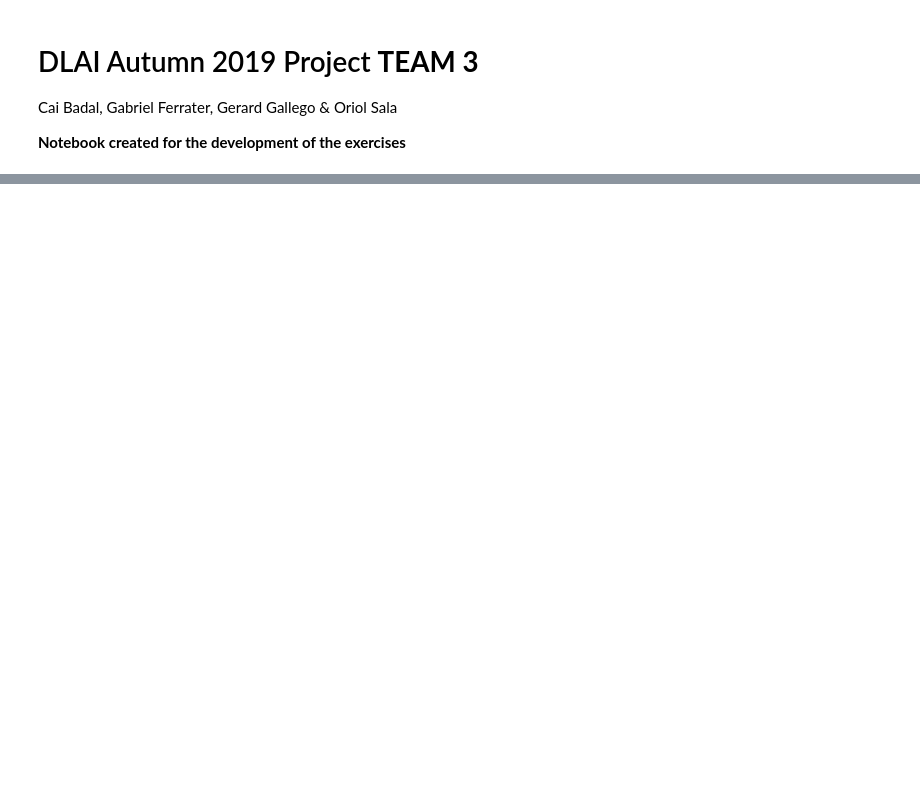
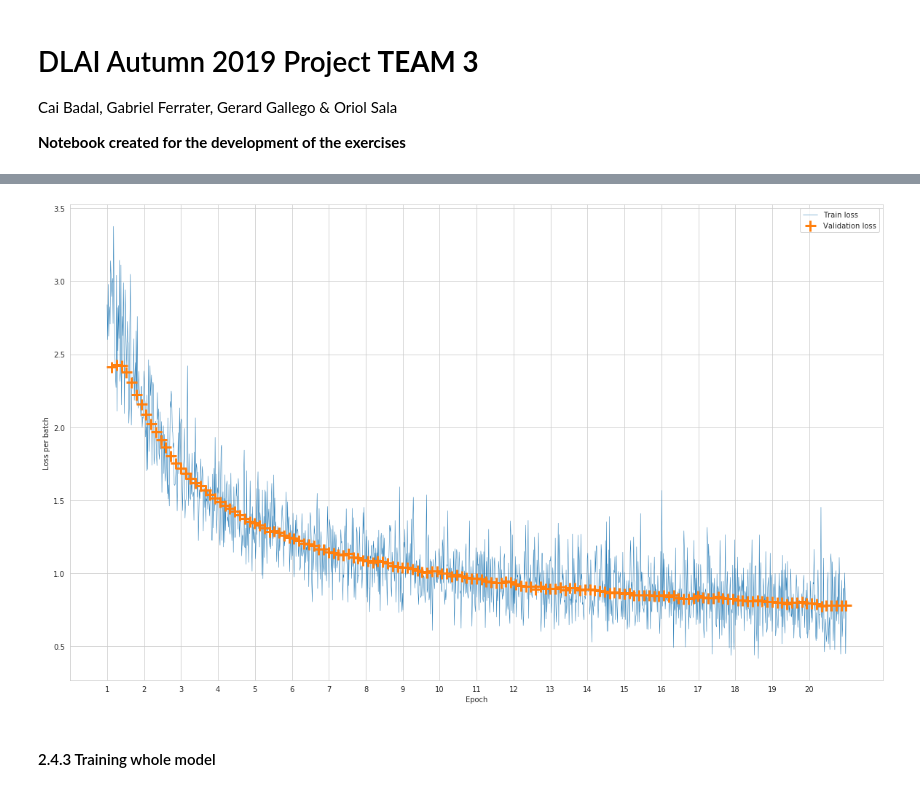
Before and after one commit to alvaroguerin/dlai-2019-projects, a Jupyter notebook: team03/dlai-project-group03.ipynb, the cells around one changed output, grey strips where cells are left out. Saved outputs shown, nothing was run; the diff lists cells and outputs as text; code cells hidden in the pictures; blank space fills up the shorter version.

```diff
--- a/team03/dlai-project-group03.ipynb
+++ b/team03/dlai-project-group03.ipynb
@@ -268,0 +464,13 @@ Reuse autoencoder weights for pre-training and fine-tuning of a classifier train
+# %%
+bn_size = 16
+
+try:
+    model_cae = models_cae[bn_size]
+
+except NameError:
+    model_cae = ConvAutoencoder(bottleneck=bn_size).to(device)
+    optimizer = optim.Adam(model_cae.parameters(),
+                            lr=hparams1['learning_rate'])
+    tr_losses[bn_size], val_losses[bn_size] = train(model_cae, hparams1,
+                                                    train_loader, valid_loader,
+                                                    optimizer, device)
@@ -268,0 +479,11 @@ Reuse autoencoder weights for pre-training and fine-tuning of a classifier train
+# %%
+convEncoder = copy.deepcopy(model_cae.encoder)
+for param in convEncoder.parameters():
+    param.requires_grad = False
+
+models_clf['last_layer'] = ClassifierTL(convEncoder, hparams2).to(device)
+optimizer = optim.Adam(models_clf['last_layer'].parameters(),
+                       lr=hparams2['learning_rate'])
+tr_losses, val_losses = train(models_clf['last_layer'], hparams2,
+                              train100_loader, valid_loader,
+                              optimizer, device)
@@ -268,0 +508,20 @@ Reuse autoencoder weights for pre-training and fine-tuning of a classifier train
+# %%
+plt.figure(figsize=(20,12))
+
+plt.plot(tr_losses[0], tr_losses[1],
+          '-', lw=0.5, label=f'Train loss')
+plt.plot(val_losses[0], val_losses[1],
+          '+', ms=15.0, mew=3.0, label=f'Validation loss')
+
+plt.xticks(np.arange(0, max(tr_losses[0]),
+                     step=max(tr_losses[0])/hparams1['num_epochs']),
+                     [i + 1 for i in range(hparams1['num_epochs'])])
+plt.xlabel('Epoch')
+plt.ylabel('Loss per batch')
+plt.grid(True)
+plt.legend()
+plt.show()
+# %% [output]
+[figure, added]
+# %% [markdown]
+#### 2.4.3 Training whole model
```
Also changed, not shown: parts of 96 cells of this notebook.
